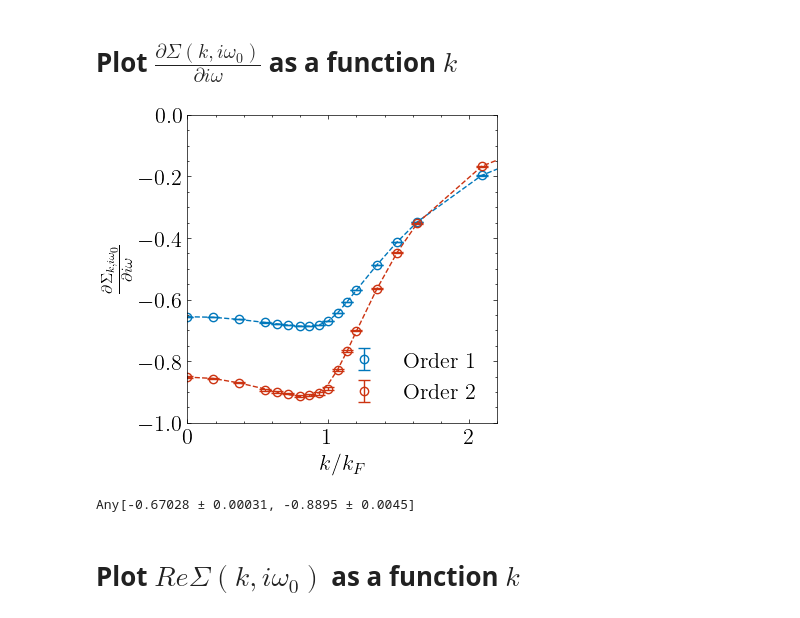
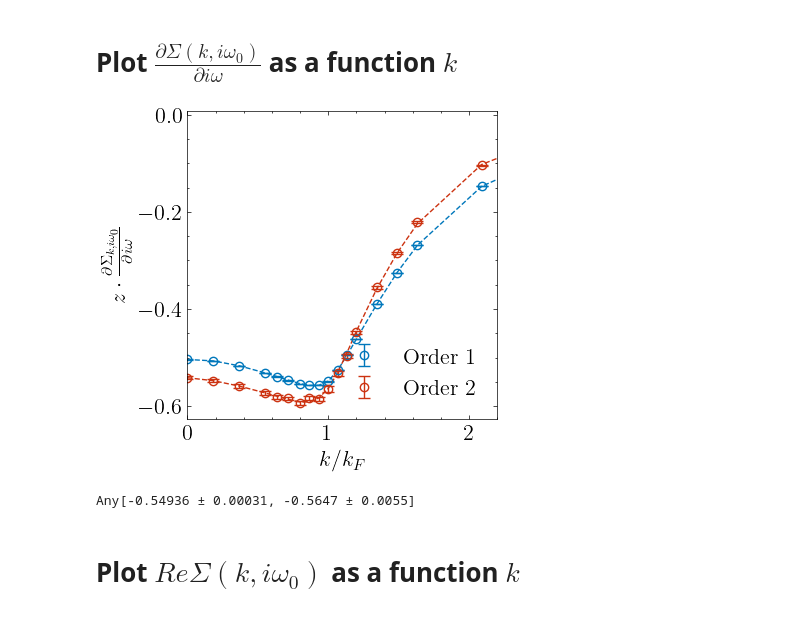
Before and after one commit to numericalEFT/ElectronLiquid.jl, a Jupyter notebook: sigma/plotK.ipynb, the cells around one changed output. Drawn from its saved outputs; the diff is of its cells as text; code cells hidden in the pictures.

```diff
--- a/sigma/plotK.ipynb
+++ b/sigma/plotK.ipynb
@@ -11,7 +11,7 @@ include("Kplot.jl")
 #para = ParaMC(rs = 5.0, Fs =-1.0, beta =100.0, mass2=1.0e-5, order = 2)
 #Zrenorm = true
 
-para = ParaMC(rs = 5.0, Fs =-0.0, beta =100.0, mass2=1.0e-5, order = 2)
-Zrenorm = false
+para = ParaMC(rs = 5.0, Fs =-1.0, beta =100.0, mass2=1.0e-5, order = 2)
+Zrenorm = true
 # %% [output]
 Base.Iterators.Pairs{Symbol, Real, Tuple{Symbol, Symbol}, NamedTuple{(:Λs, :spin), Tuple{Float64, Int64}}}(:Λs => 1.0e-5, :spin => 2)
@@ -46,38 +46,38 @@ style.use(["science", "std-colors"])
 color = [cdict["blue"], cdict["red"]]
 #cmap = get_cmap("Paired")
 rcParams = PyPlot.PyDict(PyPlot.matplotlib."rcParams")
 rcParams["font.size"] = 16
 rcParams["font.family"] = "Times New Roman"
 figure(figsize=(4,4))
 dZ = []
 for o in 1:para.order
     y = sum([-z.val for z in Sw_k[j]] for j in 1:o)
-    #y = [z.val for z in zko]
+    #y = [-z.val for z in Sw_k[o]]
     e = [z.err for z in Sw_k[o]]
     errorbar(kgrid.grid / kF, y, yerr=e, color=color[o], capsize=4, fmt="o", markerfacecolor="none", label="Order $o")
     push!(dZ, measurement(y[kF_label], e[kF_label]))
     # yfit = signal.savgol_filter(y, 5, 3)
     x = kgrid.grid / kF
     spl = interp.UnivariateSpline(x, y, w=1.0 ./ e)
     yfit = spl(x)
     plot(x, yfit, color=color[o], linestyle="--")
 end
 xlim([kgrid.grid[1] / kF, 2.2])
-ylim([-1.0, 0.0])
+#ylim([-1.0, 0.0])
 xlabel(L"$k/k_F$")
 
 if Zrenorm
     ylabel(L"$z \cdot \frac{\partial \Sigma_{k, i\omega_0}}{\partial i \omega}$")
 else
     ylabel(L"$\frac{\partial \Sigma_{k, i\omega_0}}{\partial i \omega}$")
 end
 legend(loc=4)
-savefig("sigmaZ_rs$(para.rs)_Fs$(para.Fs)_$(para.dim)d.pdf")
+#savefig("sigmaZ_rs$(para.rs)_Fs$(para.Fs)_$(para.dim)d.pdf")
 println(dZ)
 #plot.plt.show()
 # %% [output]
-[figure, old version]
+[figure, new version]
-Any[-0.67028 ± 0.00031, -0.8895 ± 0.0045]
+Any[-0.54936 ± 0.00031, -0.5647 ± 0.0055]
 # %% [markdown]
 # Plot $Re\Sigma(k, i\omega_0)$ as a function $k$
 # %%
```
Also changed, not shown: parts of 7 cells of this notebook, 2 other files.
